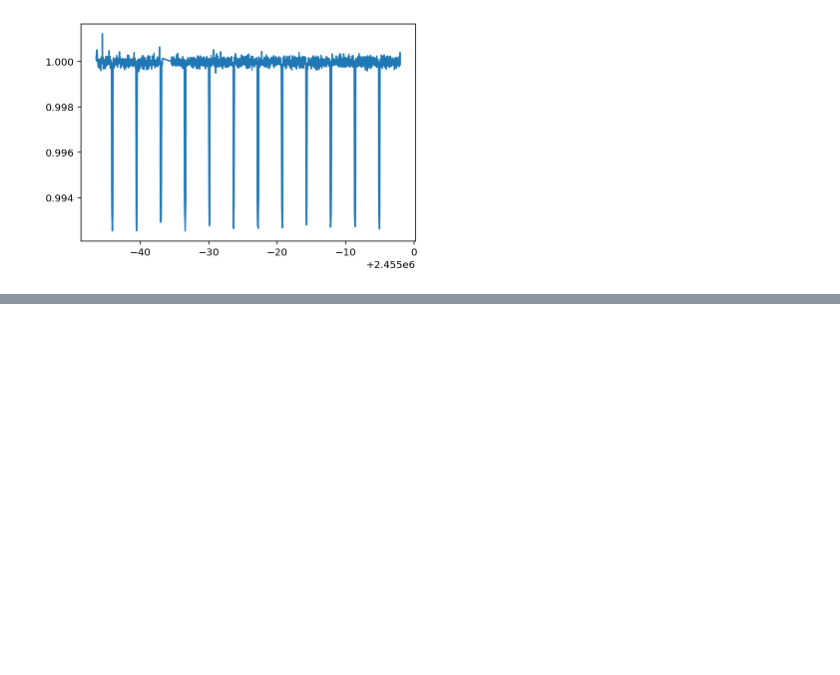
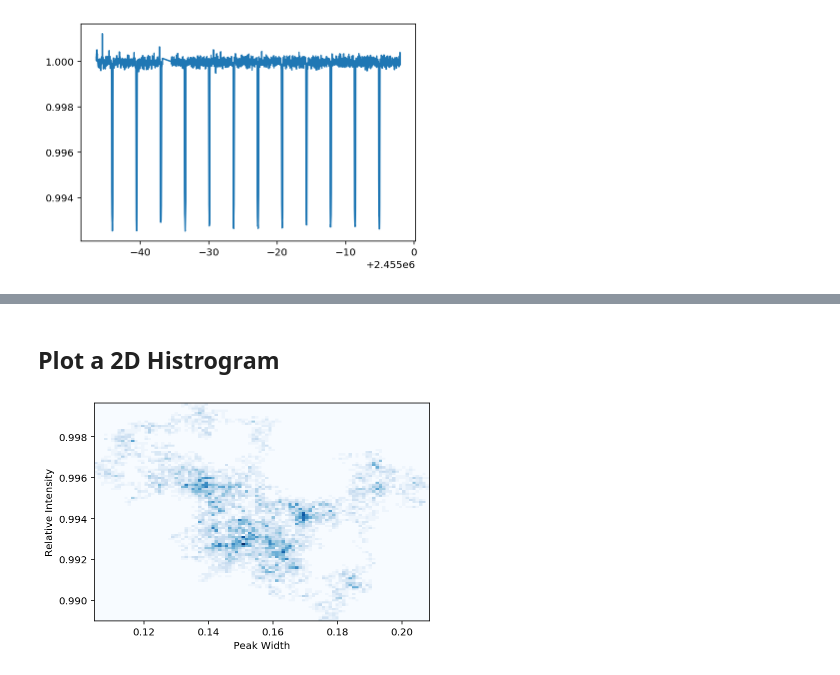
Before and after one commit to brendrach/Computational_Astro_ASTP720, a Jupyter notebook: Assignment_6/Assignment_6.ipynb, the cells around one changed output, grey strips where cells are left out. Cells and saved outputs as stored; diff of their text form; code cells hidden in the pictures; blank space fills up the shorter version.

```diff
--- a/Assignment_6/Assignment_6.ipynb
+++ b/Assignment_6/Assignment_6.ipynb
@@ -102,0 +233,12 @@ plt.ylim(0.991,1.0005)
+# %%
+chain = mcmc(10000, 2, [0.2, 0.9955], lnprior, (new_HJD, flux))
+# %% [markdown]
+## Plot a 2D Histrogram
+# %%
+plt.hist2d(chain[:, 0], chain[:, 1], bins=100,
+           cmap='Blues')
+plt.xlabel('Peak Width')
+plt.ylabel('Relative Intensity')
+plt.grid(False);
+# %% [output]
+[figure, added]
```
Also changed, not shown: parts of 21 cells of this notebook.
